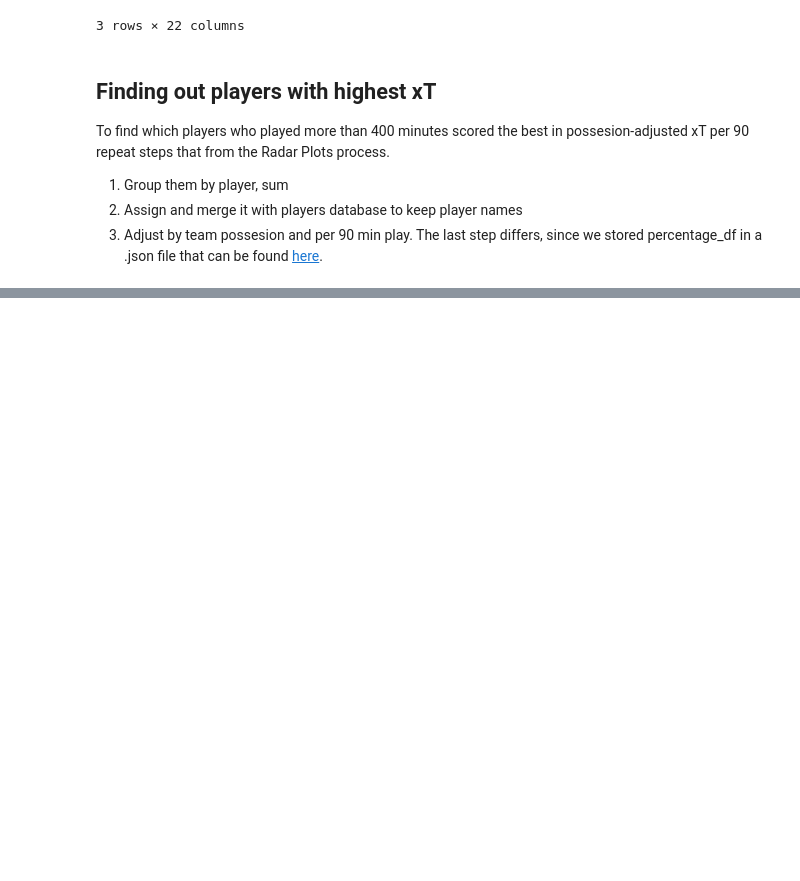
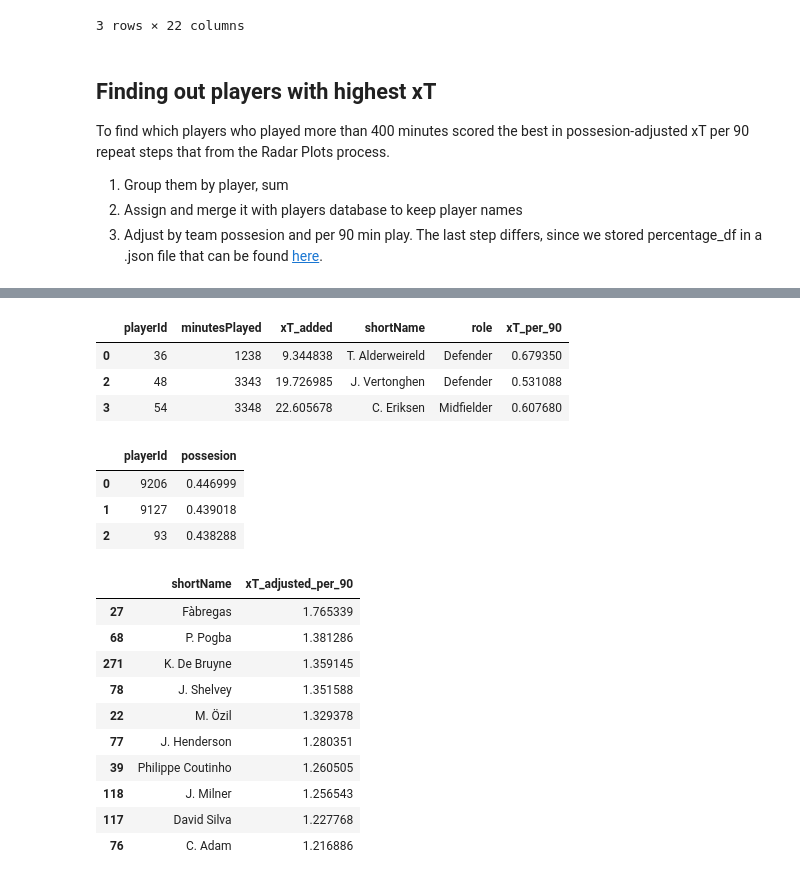
Before and after one commit to khoffLSU/footy_analytics, a Jupyter notebook: Valuing Actions Chapter.ipynb, the cells around one changed output, grey strips where cells are left out. Drawn from its saved outputs; the diff is of its cells as text; code cells hidden in the pictures; blank space fills up the shorter version.

```diff
--- a/Valuing Actions Chapter.ipynb
+++ b/Valuing Actions Chapter.ipynb
@@ -547,28 +573,51 @@ KeyError: 'name'
+# %%
+summary = (minutes
+           .merge(summary, how = "left", on = ["playerId"])
+           .fillna(0)
+           .loc[lambda df_:df_["minutesPlayed"] > 400] # must be greater than 400min
+           .assign(xT_per_90 = lambda df_: df_.xT_added*90/df_.minutesPlayed) #calculating per 90
+          )
+summary.head(3)
+# summary = summary
+# summary = summary.loc[summary["minutesPlayed"] > 400]
+# %% [output]
+|  | playerId | minutesPlayed | xT_added | shortName | role | xT_per_90 |
+| 0 | 36 | 1238 | 9.344838 | T. Alderweireld | Defender | 0.679350 |
+| 2 | 48 | 3343 | 19.726985 | J. Vertonghen | Defender | 0.531088 |
+| 3 | 54 | 3348 | 22.605678 | C. Eriksen | Midfielder | 0.607680 |
+# %%
+#adjusting for possesion
+path = os.path.join(str(pathlib.Path().resolve().parents[0]),"footy_analytics", 'player_possesion_England.json')
+with open(path) as f:
+    percentage_df = json.load(f)
+percentage_df = pd.DataFrame(percentage_df)
+percentage_df.head(3)
+# %% [output]
+|  | playerId | possesion |
+| 0 | 9206 | 0.446999 |
+| 1 | 9127 | 0.439018 |
+| 2 | 93 | 0.438288 |
+# %%
+# merge it
+summary = (summary
+ .merge(percentage_df, how = "left", on = ["playerId"])
+ .assign(xT_adjusted_per_90 = lambda df_:(df_.xT_added/df_.possesion)*90/df_["minutesPlayed"])
+)
 # %%
-player_df["role"] = player_df.apply(lambda x: x.role["name"], axis = 1)
-to_merge = player_df[['playerId', 'shortName', 'role']]
-
-summary = xT_by_player.merge(to_merge, how = "left", on = ["playerId"])
-
-path = os.path.join(str(pathlib.Path().resolve().parents[0]),"minutes_played", 'minutes_played_per_game_England.json')
-with open(path) as f:
-    minutes_per_game = json.load(f)
-#filtering over 400 per game
-minutes_per_game = pd.DataFrame(minutes_per_game)
-minutes = minutes_per_game.groupby(["playerId"]).minutesPlayed.sum().reset_index()
-summary = minutes.merge(summary, how = "left", on = ["playerId"])
-summary = summary.fillna(0)
-summary = summary.loc[summary["minutesPlayed"] > 400]
-#calculating per 90
-summary["xT_per_90"] = summary["xT_added"]*90/summary["minutesPlayed"]
-
-#adjusting for possesion
-path = os.path.join(str(pathlib.Path().resolve().parents[0]),"minutes_played", 'player_possesion_England.json')
-with open(path) as f:
-    percentage_df = json.load(f)
-percentage_df = pd.DataFrame(percentage_df)
-#merge it
-summary = summary.merge(percentage_df, how = "left", on = ["playerId"])
-
-summary["xT_adjusted_per_90"] = (summary["xT_added"]/summary["possesion"])*90/summary["minutesPlayed"]
-summary[['shortName', 'xT_adjusted_per_90']].sort_values(by='xT_adjusted_per_90', ascending=False).head(5)
+(summary
+ [['shortName', 'xT_adjusted_per_90']]
+ .sort_values(by='xT_adjusted_per_90', ascending=False)
+ .head(10)
+)
+# %% [output]
+|  | shortName | xT_adjusted_per_90 |
+| 27 | Fàbregas | 1.765339 |
+| 68 | P. Pogba | 1.381286 |
+| 271 | K. De Bruyne | 1.359145 |
+| 78 | J. Shelvey | 1.351588 |
+| 22 | M. Özil | 1.329378 |
+| 77 | J. Henderson | 1.280351 |
+| 39 | Philippe Coutinho | 1.260505 |
+| 118 | J. Milner | 1.256543 |
+| 117 | David Silva | 1.227768 |
+| 76 | C. Adam | 1.216886 |
```
Also changed, not shown: parts of 11 cells of this notebook.
